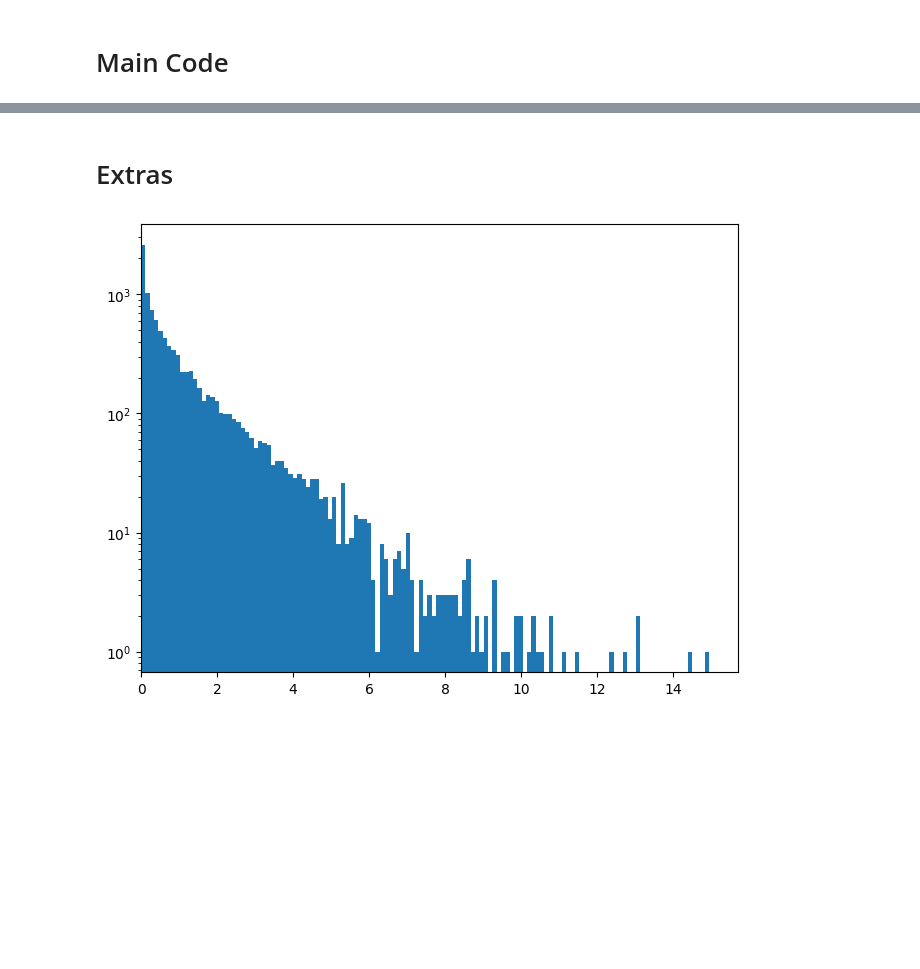
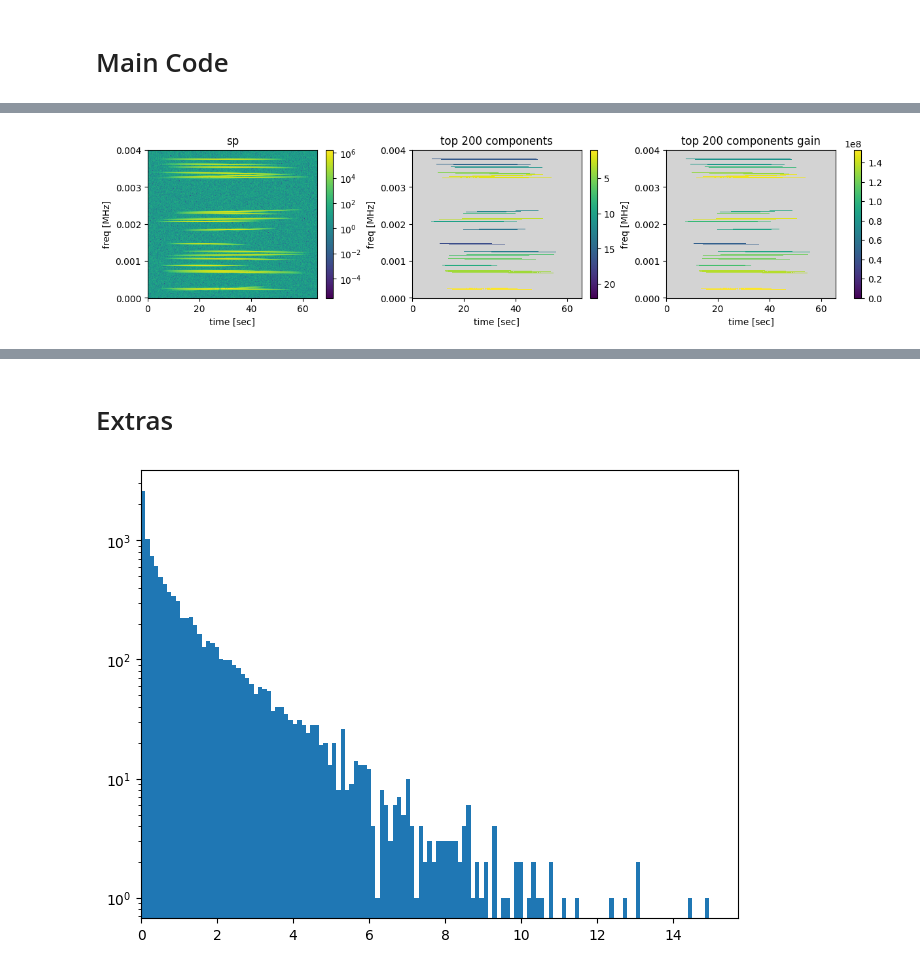
Before and after one commit to nacrocker/automated-segmentation, a Jupyter notebook: Maxs_maxtree_tests_with_synthetic_data_and_noise.ipynb, the cells around one changed output, grey strips where cells are left out. Drawn from its saved outputs; the diff is of its cells as text; code cells hidden in the pictures; blank space fills up the shorter version.

```diff
--- a/Maxs_maxtree_tests_with_synthetic_data_and_noise.ipynb
+++ b/Maxs_maxtree_tests_with_synthetic_data_and_noise.ipynb
@@ -2521,0 +2917,11 @@ Component | Euler | Freq/Time | Pixels
+# %%
+#@title Just Chirps Zero Test
+
+chirps_spmxtr=max_tree_cl(chirps_sp,connectivity=2)
+
+chirps_mxgnndslabeltopfill,chirps_mxgntopfill = chirps_spmxtr.label_optimummaxattrnode_image_components_with_rank_and_attr(gain_chirps)
+
+spdict = {'sp':sp,'fsp':fsp,'tsp':tsp}
+_ = show_top_components_rank_and_gain(spdict,chirps_mxgnndslabeltopfill,chirps_mxgntopfill,ntop=200,panelsize=(vsz,hsz),use_LogNorm_for_gain=False)
+# %% [output]
+[figure, added]
```
Also changed, not shown: parts of 31 cells of this notebook.
